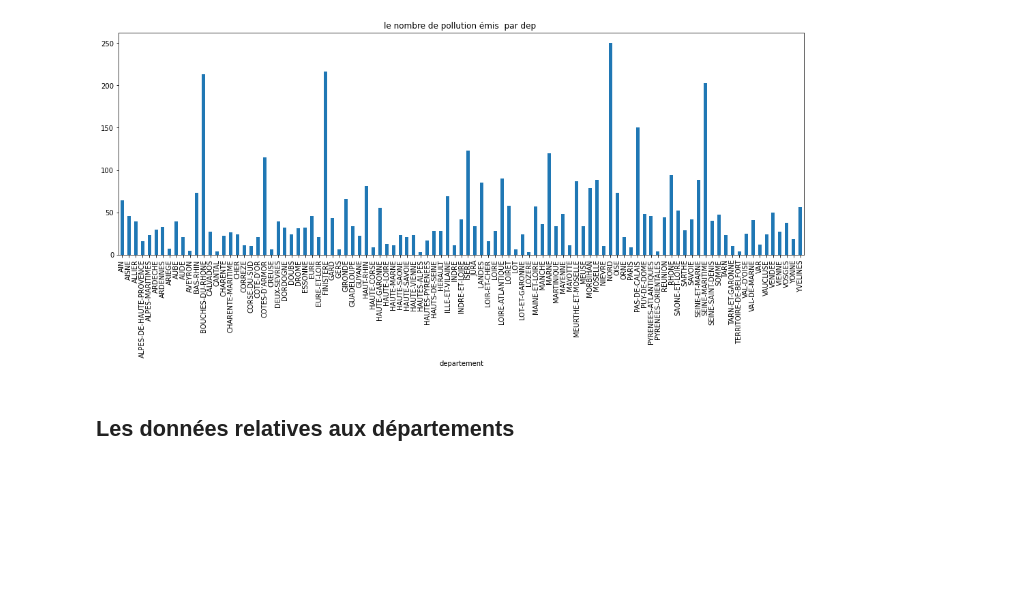
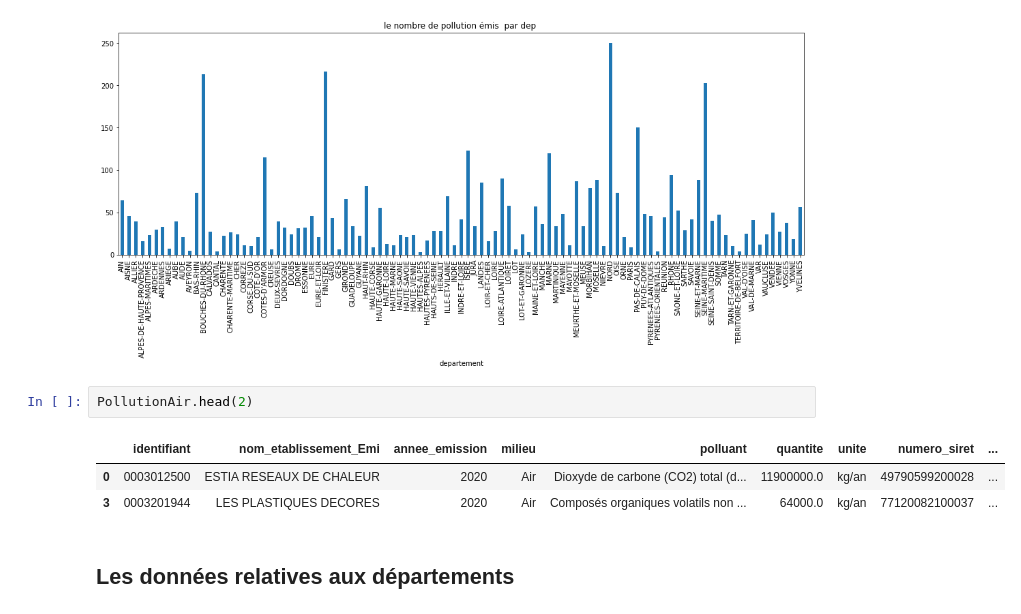
Before and after one commit to SaciaHouioua/Covid, a Jupyter notebook: DataCovidImpact.ipynb, the cells around one changed output. Saved outputs shown, nothing was run; the diff lists cells and outputs as text; blank space fills up the shorter version.

```diff
--- a/DataCovidImpact.ipynb
+++ b/DataCovidImpact.ipynb
@@ -823,6 +889,12 @@ dataEmissionCount_dep.plot(kind='bar', title = "le nombre de pollution émis  pa
 plt.show()
 # %% [output]
 [figure]
+# %%
+PollutionAir.head(2)
+# %% [output]
+|  | identifiant | nom_etablissement_Emi | annee_emission | milieu | polluant | quantite | unite | numero_siret | ... |
+| 0 | 0003012500 | ESTIA RESEAUX DE CHALEUR | 2020 | Air | Dioxyde de carbone (CO2) total (d... | 11900000.0 | kg/an | 49790599200028 | ... |
+| 3 | 0003201944 | LES PLASTIQUES DECORES | 2020 | Air | Composés organiques volatils non ... | 64000.0 | kg/an | 77120082100037 | ... |
 # %% [markdown]
 ## Les données relatives aux départements
 # %%
```
Also changed, not shown: parts of 7 cells of this notebook.
